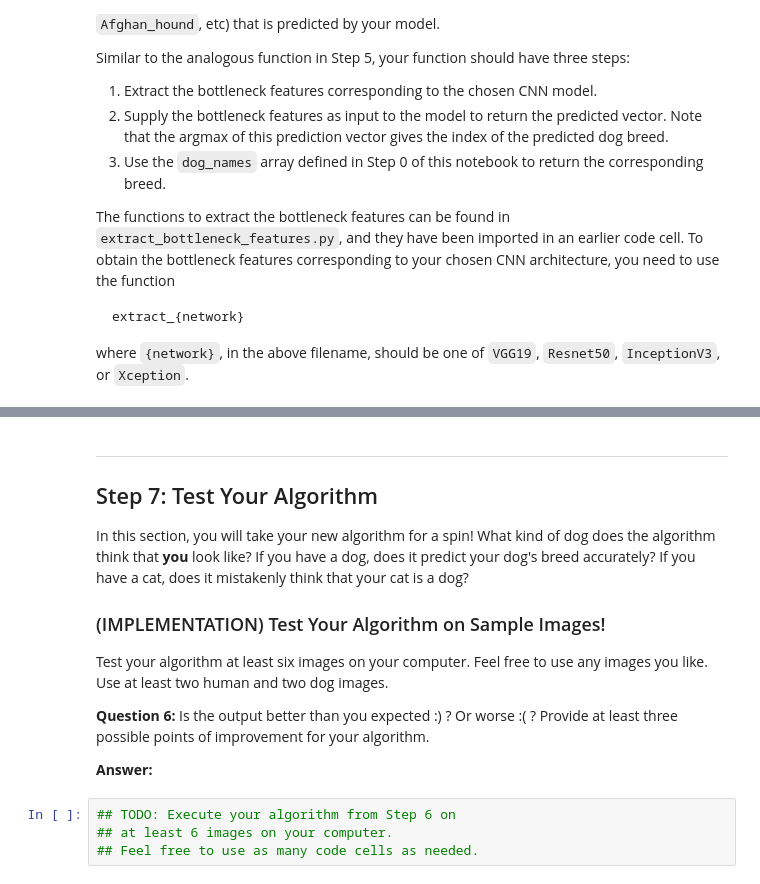
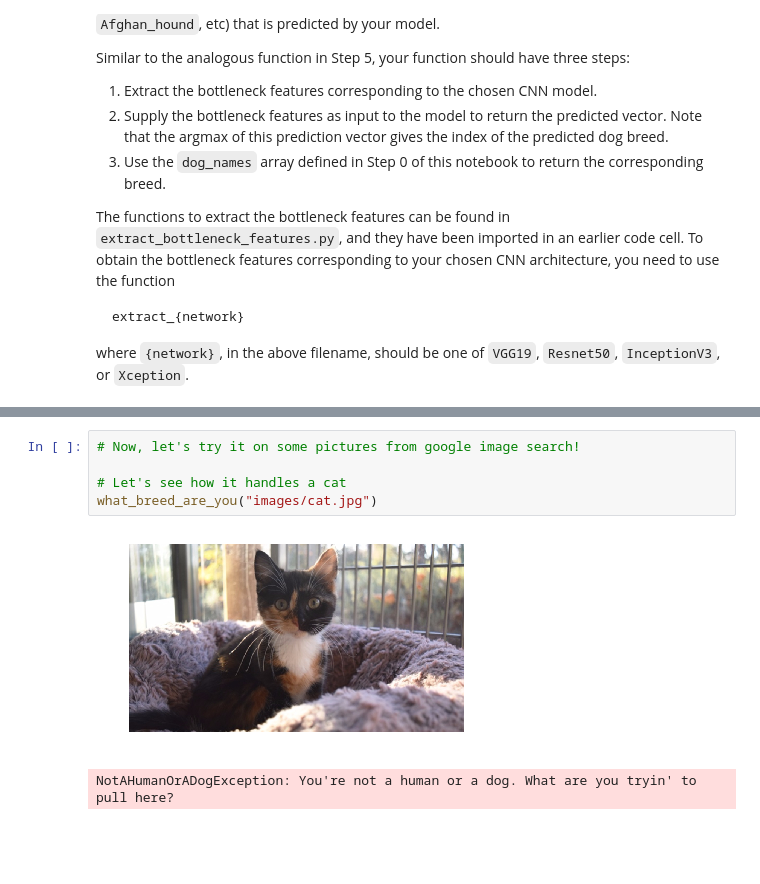
Before and after one commit to bthecohen/dog-project, a Jupyter notebook: dog_app.ipynb, the cells around one changed output, grey strips where cells are left out. Drawn from its saved outputs; the diff is of its cells as text; blank space fills up the shorter version.

```diff
--- a/dog_app.ipynb
+++ b/dog_app.ipynb
@@ -996,18 +1054,8 @@ Some sample output for our algorithm is provided below, but feel free to design
-# %% [markdown]
----
-<a id='step7'></a>
-## Step 7: Test Your Algorithm
-
-In this section, you will take your new algorithm for a spin!  What kind of dog does the algorithm think that __you__ look like?  If you have a dog, does it predict your dog's breed accurately?  If you have a cat, does it mistakenly think that your cat is a dog?
-
-### (IMPLEMENTATION) Test Your Algorithm on Sample Images!
-
-Test your algorithm at least six images on your computer.  Feel free to use any images you like.  Use at least two human and two dog images.
-
-__Question 6:__ Is the output better than you expected :) ?  Or worse :( ?  Provide at least three possible points of improvement for your algorithm.
-
-__Answer:__
-# %%
-## TODO: Execute your algorithm from Step 6 on
-## at least 6 images on your computer.
-## Feel free to use as many code cells as needed.
+# %%
+# Now, let's try it on some pictures from google image search!
+
+# Let's see how it handles a cat
+what_breed_are_you("images/cat.jpg")
+# %% [output]
+[figure, added]
+NotAHumanOrADogException: You're not a human or a dog. What are you tryin' to pull here?
```
Also changed, not shown: parts of 20 cells of this notebook, 9 other files.
